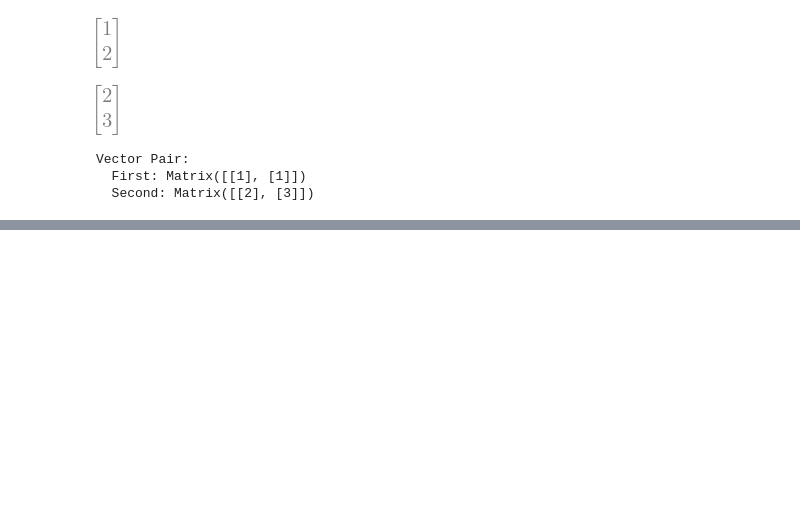
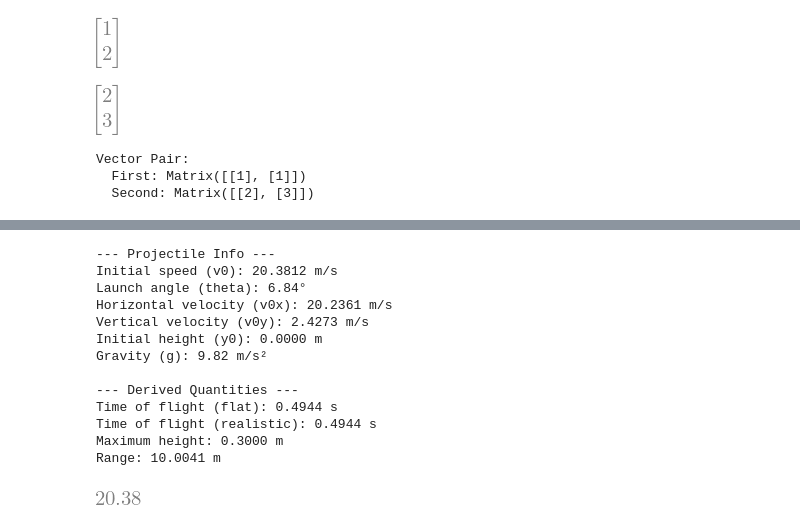
Before and after one commit to slayervictor/PhysicsOneA, a Jupyter notebook: example.ipynb, the cells around one changed output, grey strips where cells are left out. Cells and saved outputs as stored; diff of their text form; code cells hidden in the pictures; blank space fills up the shorter version.

```diff
--- a/example.ipynb
+++ b/example.ipynb
@@ -68,0 +67,18 @@ Range: 0.20 m
+# %%
+j = Projectile(max_height=0.3,range_=10)
+print(j)
+# %% [output]
+--- Projectile Info ---
+Initial speed (v0): 20.3812 m/s
+Launch angle (theta): 6.84°
+Horizontal velocity (v0x): 20.2361 m/s
+Vertical velocity (v0y): 2.4273 m/s
+Initial height (y0): 0.0000 m
+Gravity (g): 9.82 m/s²
+
+--- Derived Quantities ---
+Time of flight (flat): 0.4944 s
+Time of flight (realistic): 0.4944 s
+Maximum height: 0.3000 m
+Range: 10.0041 m
+[figure, added]
```
Also changed, not shown: parts of 2 cells of this notebook, 2 other files.
